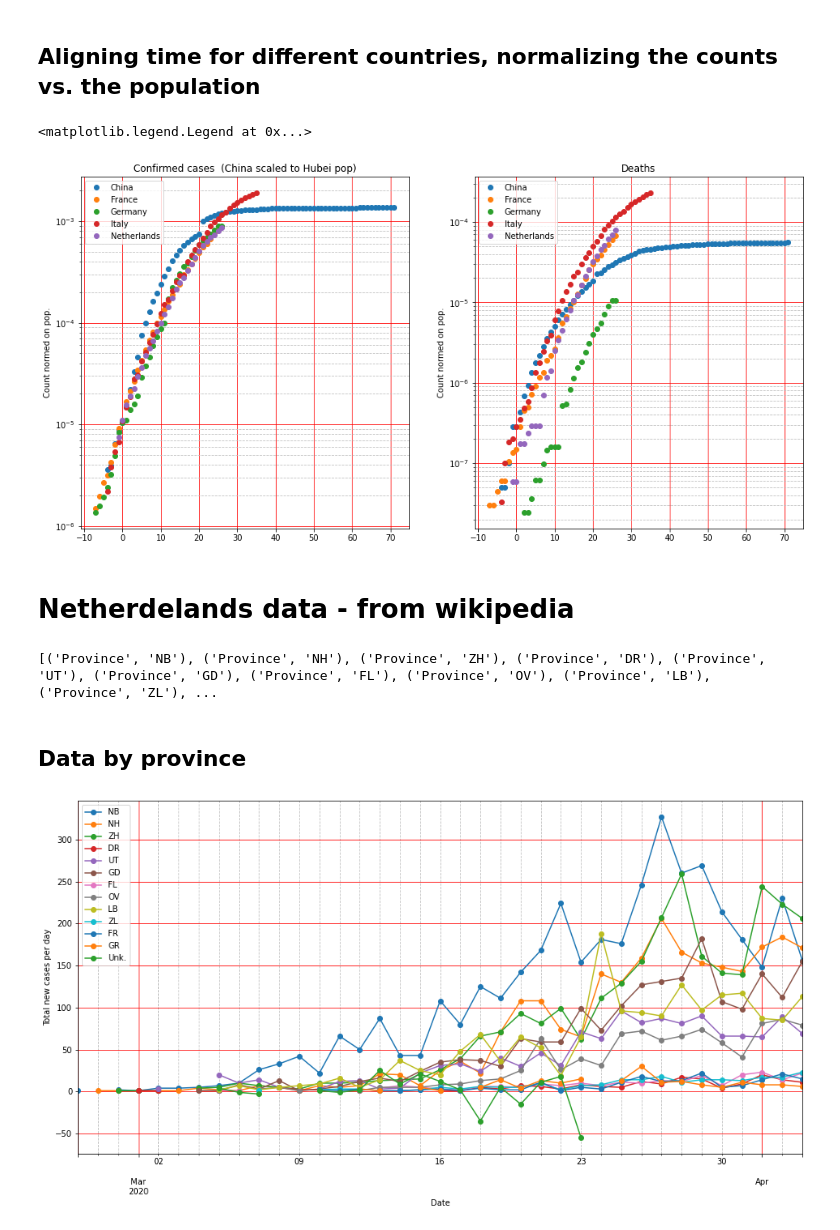
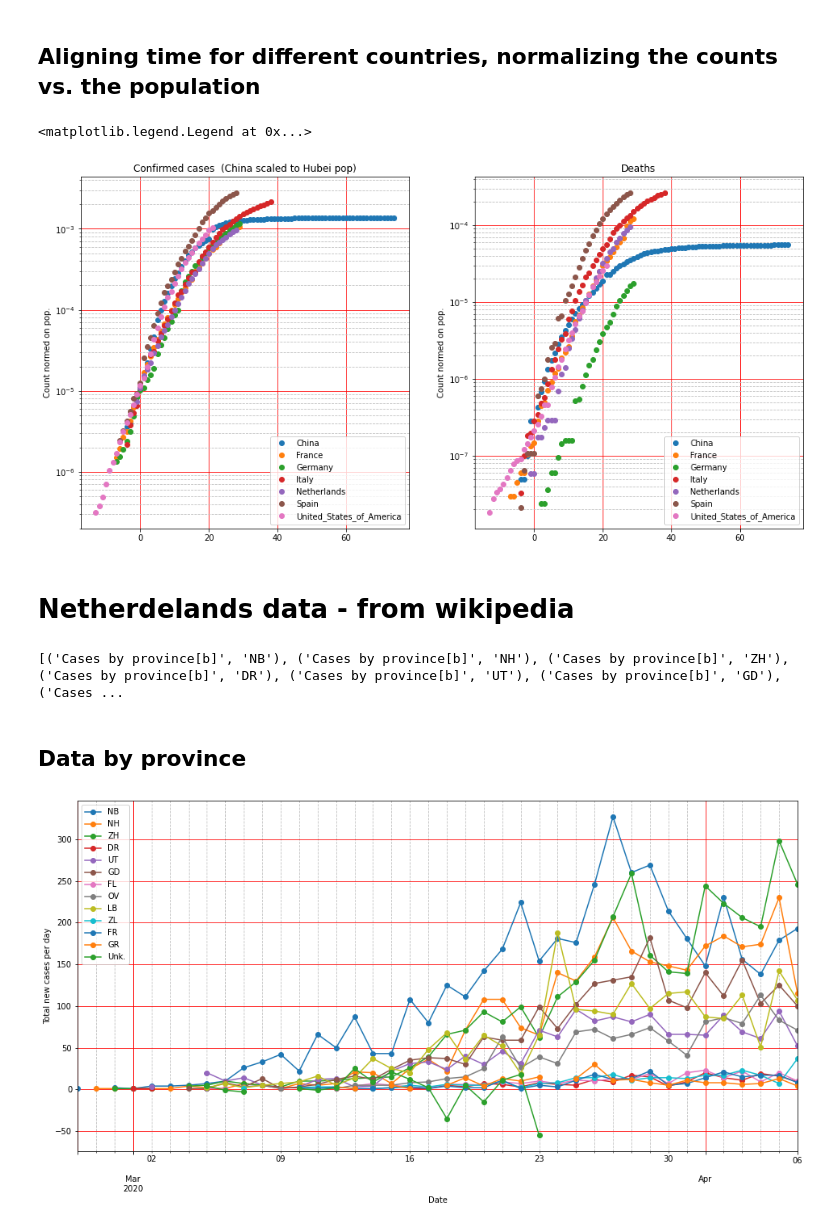
Before and after one commit to acorbe/covid19-analytics-NL-EU, a Jupyter notebook: Corona_stats.ipynb, the cells around one changed output. Saved outputs shown, nothing was run; the diff lists cells and outputs as text; code cells hidden in the pictures.

```diff
--- a/Corona_stats.ipynb
+++ b/Corona_stats.ipynb
@@ -303,10 +319,16 @@ plt.legend()
 # %% [markdown]
 ## Aligning time for different countries, normalizing the counts vs. the population
 # %%
-countries = ["Italy", "China", "Netherlands","Germany", "France"]
-est_pop = [60e6,  60e6 ,17e6, 82e6,67e6 ]
+countries = ["Italy", "China", "Netherlands","Germany", "France","Spain","United_States_of_America"]
 
-pop_df = pd.DataFrame({"CountryExp": countries, "population" : est_pop})
+est_pop = df.query("CountryExp in @countries").groupby("CountryExp").popData2018.first()
+# China corrected for Wuhan only
+est_pop["China"] = 60e6
+
+
+#pop_df = pd.DataFrame({"CountryExp": countries, "population" : est_pop})
+pop_df = est_pop.reset_index()
+pop_df["population"] = pop_df["popData2018"]
 
 df_loc = pd.merge(df_larger_10, pop_df, on='CountryExp')
 
@@ -317,34 +339,34 @@ df_loc['conf_rel_gt1em5'] =  df_loc.groupby('CountryExp').rel_cumsum_cases_st_1e
 
 plt.figure(figsize = (16,8))
 plt.subplot(121)
 
 #df.query('CountryExp in @countries').groupby('CountryExp').apply(lambda x : plt.plot(x.shifted_time,x.cumsum_cases)) #.cumsum_cases.plot()
 
 for k,v in df_loc.query('CountryExp in @countries').groupby('CountryExp'):
   plt.plot(v.shifted_time_new - v.conf_rel_gt1em5 ,v.cumsum_cases/v.population,'o',label=k)
 plt.title('Confirmed cases  (China scaled to Hubei pop)')
 
 plt.grid(b=True, which='minor', color='0.75', linestyle='--')
 plt.grid(b=True, which='major', color='red', linestyle='-')
 
 plt.ylabel('Count normed on pop.')
 plt.yscale('log')
 plt.legend()
 
 plt.subplot(122)
 for k,v in df_loc.query('CountryExp in @countries').groupby('CountryExp'):
   plt.plot(v.shifted_time_new - v.conf_rel_gt1em5,v.cumsum_deaths/v.population,'o',label=k)
 
 plt.grid(b=True, which='minor', color='0.75', linestyle='--')
 plt.grid(b=True, which='major', color='red', linestyle='-')
 
 plt.title('Deaths')
 plt.ylabel('Count normed on pop.')
 plt.yscale('log')
 plt.legend()
 # %% [output]
 <matplotlib.legend.Legend at 0x...>
-[figure, old version]
+[figure, new version]
 # %% [markdown]
 # Netherdelands data - from wikipedia
 # %%
@@ -355,7 +377,7 @@ my_html_table = "https://en.wikipedia.org/wiki/Template:2019%E2%80%9320_coronavi
 
 
 ## Rolling back to this version of the table as the newest one contains format error
-my_html_table = "https://en.wikipedia.org/w/index.php?title=Template:2019%E2%80%9320_coronavirus_pandemic_data/Netherlands_medical_cases&oldid=948899133"
+#my_html_table = "https://en.wikipedia.org/w/index.php?title=Template:2019%E2%80%9320_coronavirus_pandemic_data/Netherlands_medical_cases&oldid=948899133"
 import pandas as pd
 A = pd.read_html(my_html_table)
 
@@ -385,13 +407,13 @@ NL_situation_cleaned[("Date[a]","Date[a]")] = pd.to_datetime(NL_situation_cleane
 NL_situation_cleaned = NL_situation_cleaned.set_index(NL_situation_cleaned[("Date[a]","Date[a]")])
 NL_situation_cleaned.index.rename("Date",inplace=True)
 # %% [output]
-[('Province', 'NB'), ('Province', 'NH'), ('Province', 'ZH'), ('Province', 'DR'), ('Province', 'UT'), ('Province', 'GD'), ('Province', 'FL'), ('Province', 'OV'), ('Province', 'LB'), ('Province', 'ZL'), ...
+[('Cases by province[b]', 'NB'), ('Cases by province[b]', 'NH'), ('Cases by province[b]', 'ZH'), ('Cases by province[b]', 'DR'), ('Cases by province[b]', 'UT'), ('Cases by province[b]', 'GD'), ('Cases ...
 # %% [markdown]
 ## Data by province
 # %%
 plt.figure(figsize=(16,8))
 ax = plt.gca()
-NL_situation_cleaned['Province'].plot(marker='o',ax = ax)
+NL_situation_cleaned['Cases by province[b]'].plot(marker='o',ax = ax)
 plt.ylabel("Total new cases per day")
 
 plt.grid(b=True, which='minor', color='0.75', linestyle='--')
@@ -401,7 +423,7 @@ days = mdates.DayLocator()
 ax = plt.gca()
 ax.xaxis.set_minor_locator(days)
 # %% [output]
-[figure, old version]
+[figure, new version]
 # %%
 ## ICU Patients
 NL_ICU_LIMIT = 1900
```
Also changed, not shown: parts of 10 cells of this notebook.
